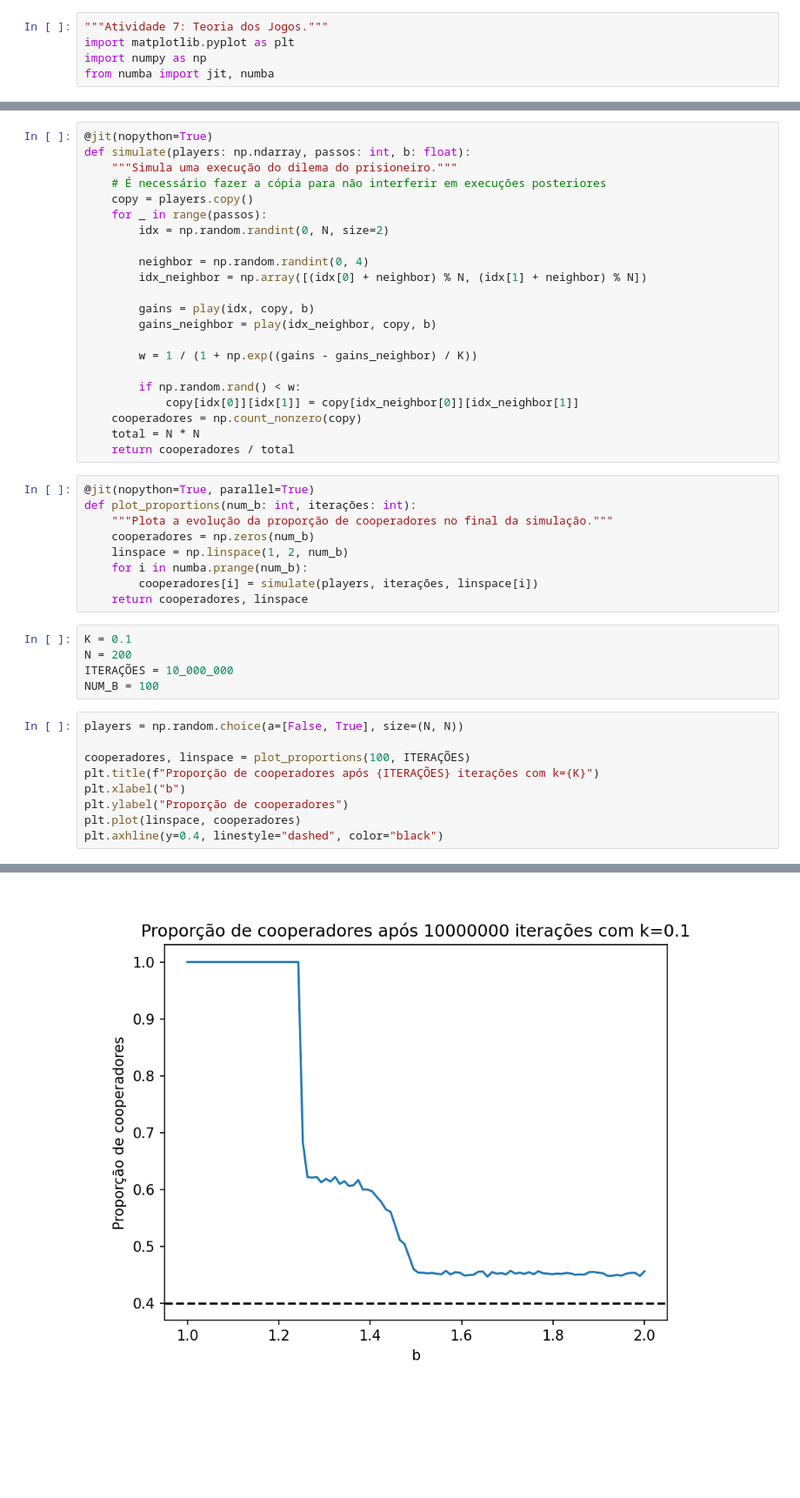
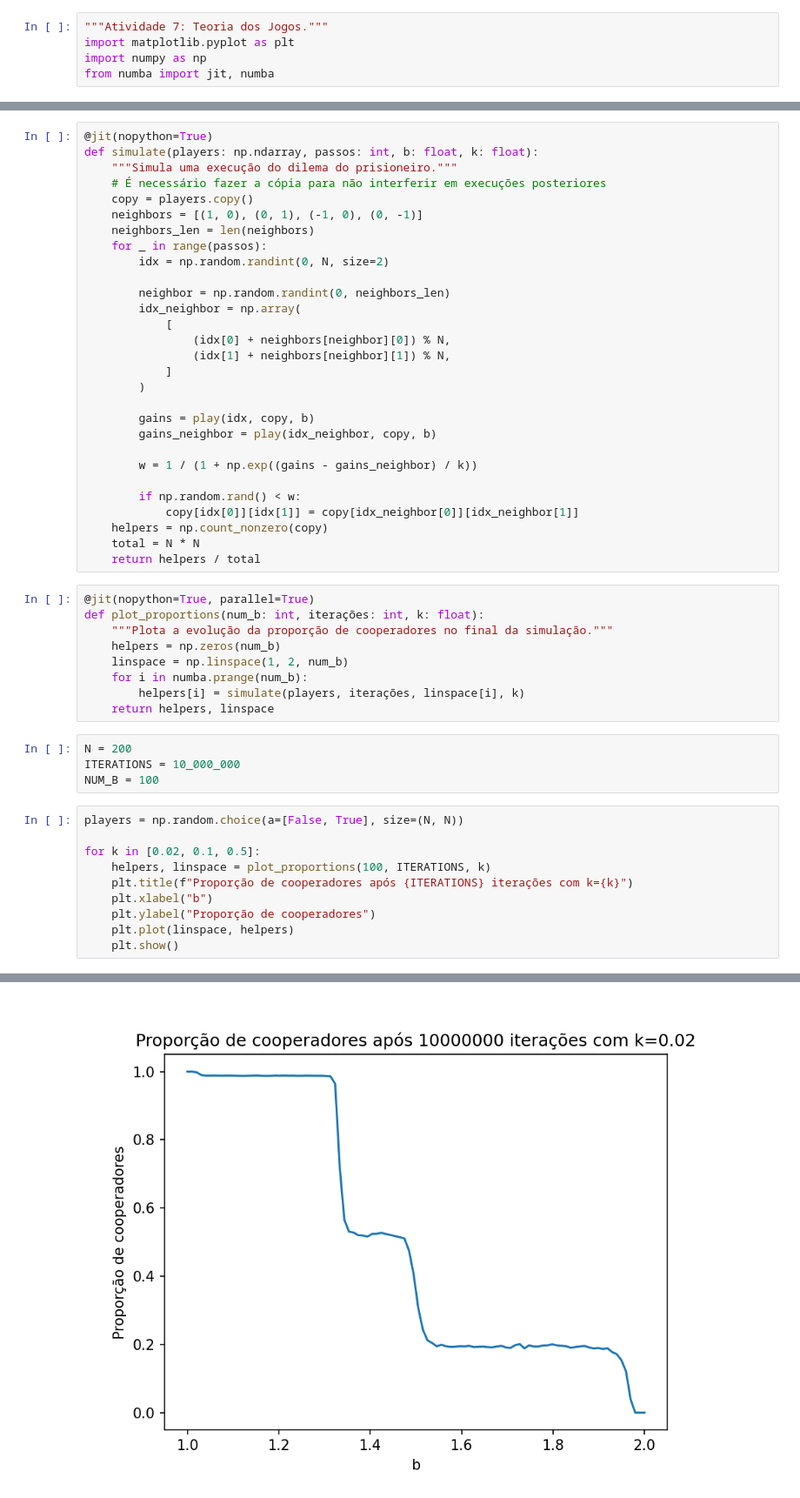
Before and after one commit to igorlfs/ifec, a Jupyter notebook: 7-teoria-dos-jogos/main.ipynb, the cells around one changed output, grey strips where cells are left out. Shown at 87% size. Drawn from its saved outputs; the diff is of its cells as text; blank space fills up the shorter version.

```diff
--- a/7-teoria-dos-jogos/main.ipynb
+++ b/7-teoria-dos-jogos/main.ipynb
@@ -19,49 +19,56 @@ def play(current: np.ndarray, players: np.ndarray, b: float):
     return gains
 # %%
 @jit(nopython=True)
-def simulate(players: np.ndarray, passos: int, b: float):
+def simulate(players: np.ndarray, passos: int, b: float, k: float):
     """Simula uma execução do dilema do prisioneiro."""
     # É necessário fazer a cópia para não interferir em execuções posteriores
     copy = players.copy()
+    neighbors = [(1, 0), (0, 1), (-1, 0), (0, -1)]
+    neighbors_len = len(neighbors)
     for _ in range(passos):
         idx = np.random.randint(0, N, size=2)
 
-        neighbor = np.random.randint(0, 4)
-        idx_neighbor = np.array([(idx[0] + neighbor) % N, (idx[1] + neighbor) % N])
+        neighbor = np.random.randint(0, neighbors_len)
+        idx_neighbor = np.array(
+            [
+                (idx[0] + neighbors[neighbor][0]) % N,
+                (idx[1] + neighbors[neighbor][1]) % N,
+            ]
+        )
 
         gains = play(idx, copy, b)
         gains_neighbor = play(idx_neighbor, copy, b)
 
-        w = 1 / (1 + np.exp((gains - gains_neighbor) / K))
+        w = 1 / (1 + np.exp((gains - gains_neighbor) / k))
 
         if np.random.rand() < w:
             copy[idx[0]][idx[1]] = copy[idx_neighbor[0]][idx_neighbor[1]]
-    cooperadores = np.count_nonzero(copy)
+    helpers = np.count_nonzero(copy)
     total = N * N
-    return cooperadores / total
+    return helpers / total
 # %%
 @jit(nopython=True, parallel=True)
-def plot_proportions(num_b: int, iterações: int):
+def plot_proportions(num_b: int, iterações: int, k: float):
     """Plota a evolução da proporção de cooperadores no final da simulação."""
-    cooperadores = np.zeros(num_b)
+    helpers = np.zeros(num_b)
     linspace = np.linspace(1, 2, num_b)
     for i in numba.prange(num_b):
-        cooperadores[i] = simulate(players, iterações, linspace[i])
-    return cooperadores, linspace
+        helpers[i] = simulate(players, iterações, linspace[i], k)
+    return helpers, linspace
 # %%
-K = 0.1
 N = 200
-ITERAÇÕES = 10_000_000
+ITERATIONS = 10_000_000
 NUM_B = 100
 # %%
 players = np.random.choice(a=[False, True], size=(N, N))
 
-cooperadores, linspace = plot_proportions(100, ITERAÇÕES)
-plt.title(f"Proporção de cooperadores após {ITERAÇÕES} iterações com k={K}")
-plt.xlabel("b")
-plt.ylabel("Proporção de cooperadores")
-plt.plot(linspace, cooperadores)
-plt.axhline(y=0.4, linestyle="dashed", color="black")
+for k in [0.02, 0.1, 0.5]:
+    helpers, linspace = plot_proportions(100, ITERATIONS, k)
+    plt.title(f"Proporção de cooperadores após {ITERATIONS} iterações com k={k}")
+    plt.xlabel("b")
+    plt.ylabel("Proporção de cooperadores")
+    plt.plot(linspace, helpers)
+    plt.show()
 # %% [output]
 Installed gtk3 event loop hook.
-[figure, old version]
+[figure, new version]
```
Also changed, not shown: parts of 4 cells of this notebook, 7 other files.
